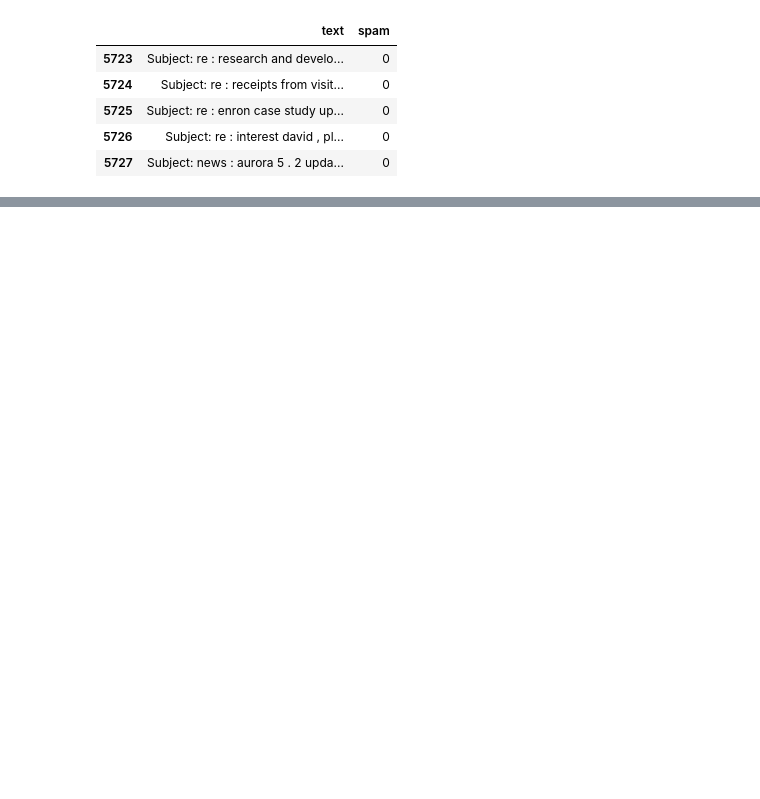
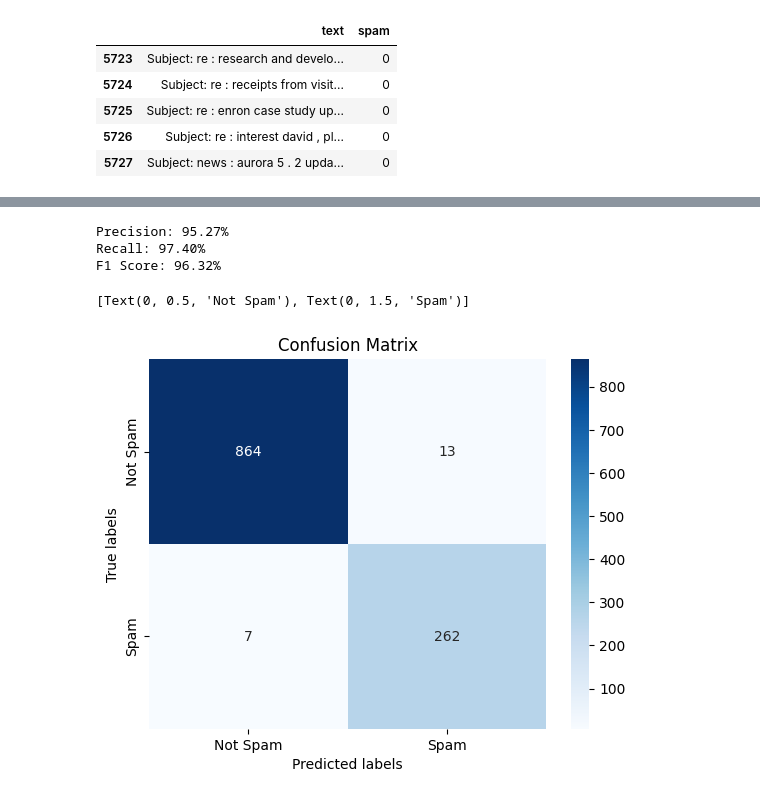
Before and after one commit to DzulFakhri/Email-Spam-Detection, a Jupyter notebook: Spam_Detection.ipynb, the cells around one changed output, grey strips where cells are left out. Cells and saved outputs as stored; diff of their text form; code cells hidden in the pictures; blank space fills up the shorter version.

```diff
--- a/Spam_Detection.ipynb
+++ b/Spam_Detection.ipynb
@@ -156,0 +156,3 @@ plt.show()
+# %%
+# test the model using data test
+y_predict = [1 if o>0.5 else 0 for o in model.predict(padded_test)]
@@ -157 +161,28 @@ plt.show()
+# %%
+# find F1-score for performance metrics
+from sklearn.metrics import confusion_matrix,f1_score, precision_score,recall_score
+cf_matrix = confusion_matrix(label_test, y_predict)
+tn, fp, fn, tp = confusion_matrix(label_test,y_predict).ravel()
+print("Precision: {:.2f}%".format(100 * precision_score(label_test, y_predict)))
+print("Recall: {:.2f}%".format(100 * recall_score(label_test, y_predict)))
+print("F1 Score: {:.2f}%".format(100 * f1_score(label_test,y_predict)))
+# %% [output]
+Precision: 95.27%
+Recall: 97.40%
+F1 Score: 96.32%
+# %%
+# visualize result
+import seaborn as sns
+import matplotlib.pyplot as plt
+ax= plt.subplot()
+# annot=True to annotate cells
+sns.heatmap(cf_matrix, annot=True, ax = ax,cmap='Blues',fmt='')
+# labels, title and ticks
+ax.set_xlabel('Predicted labels')
+ax.set_ylabel('True labels')
+ax.set_title('Confusion Matrix')
+ax.xaxis.set_ticklabels(['Not Spam', 'Spam']); ax.yaxis.set_ticklabels(['Not Spam', 'Spam'])
+# %% [output]
+[Text(0, 0.5, 'Not Spam'), Text(0, 1.5, 'Spam')]
+[figure, added]
 # %%
```
Also changed, not shown: parts of 9 cells of this notebook.
